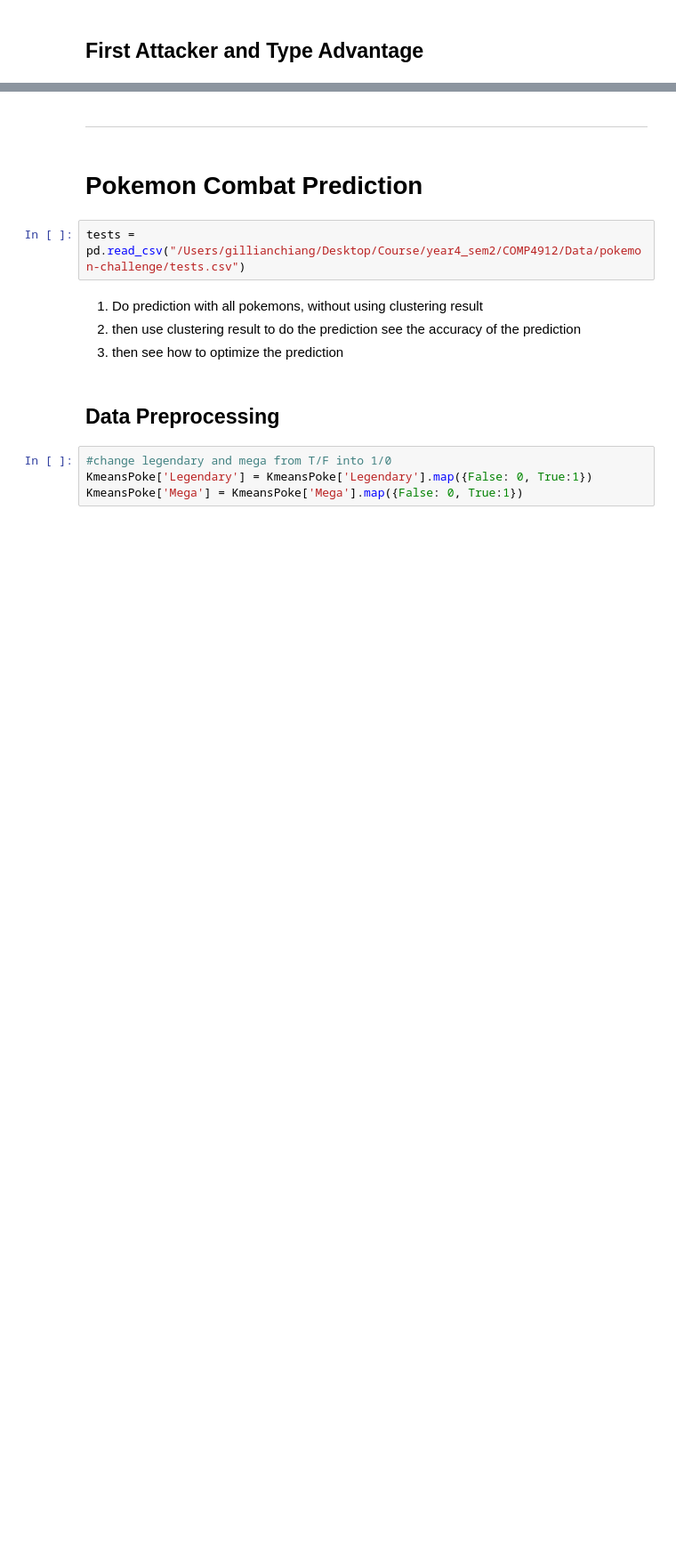
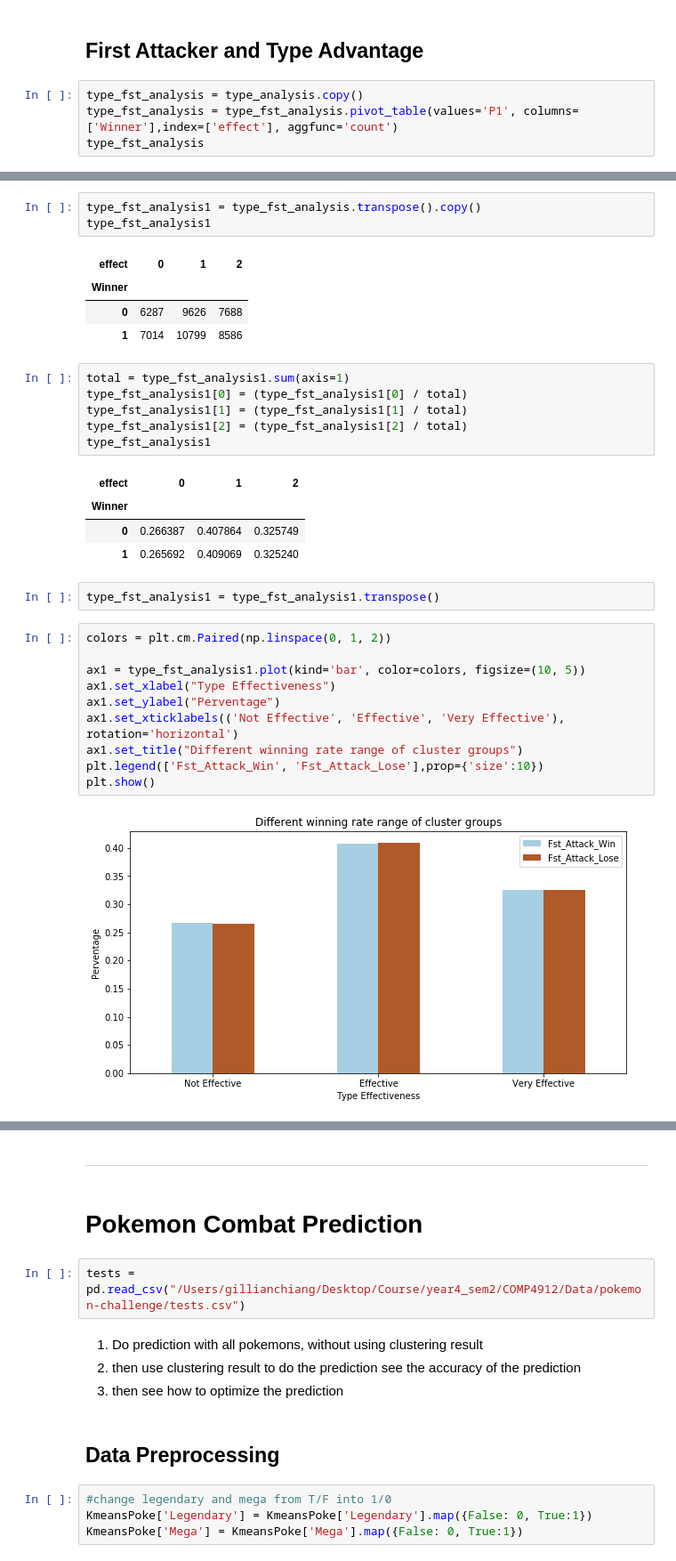
Before and after one commit to gillian850413/COMP4912, a Jupyter notebook: Notebook/Pokemon_Analysis.ipynb, the cells around one changed output, grey strips where cells are left out. Shown at 89% size. Cells and saved outputs as stored; diff of their text form; blank space fills up the shorter version.

```diff
--- a/Notebook/Pokemon_Analysis.ipynb
+++ b/Notebook/Pokemon_Analysis.ipynb
@@ -926,2 +922,6 @@ plt.show()
 # %% [markdown]
 ## First Attacker and Type Advantage
+# %%
+type_fst_analysis = type_analysis.copy()
+type_fst_analysis = type_fst_analysis.pivot_table(values='P1', columns=['Winner'],index=['effect'], aggfunc='count')
+type_fst_analysis
@@ -927,0 +934,33 @@ plt.show()
+# %%
+type_fst_analysis1 = type_fst_analysis.transpose().copy()
+type_fst_analysis1
+# %% [output]
+| effect | 0 | 1 | 2 |
+| Winner |  |  |  |
+| 0 | 6287 | 9626 | 7688 |
+| 1 | 7014 | 10799 | 8586 |
+# %%
+total = type_fst_analysis1.sum(axis=1)
+type_fst_analysis1[0] = (type_fst_analysis1[0] / total)
+type_fst_analysis1[1] = (type_fst_analysis1[1] / total)
+type_fst_analysis1[2] = (type_fst_analysis1[2] / total)
+type_fst_analysis1
+# %% [output]
+| effect | 0 | 1 | 2 |
+| Winner |  |  |  |
+| 0 | 0.266387 | 0.407864 | 0.325749 |
+| 1 | 0.265692 | 0.409069 | 0.325240 |
+# %%
+type_fst_analysis1 = type_fst_analysis1.transpose()
+# %%
+colors = plt.cm.Paired(np.linspace(0, 1, 2))
+
+ax1 = type_fst_analysis1.plot(kind='bar', color=colors, figsize=(10, 5))
+ax1.set_xlabel("Type Effectiveness")
+ax1.set_ylabel("Perventage")
+ax1.set_xticklabels(('Not Effective', 'Effective', 'Very Effective'), rotation='horizontal')
+ax1.set_title("Different winning rate range of cluster groups")
+plt.legend(['Fst_Attack_Win', 'Fst_Attack_Lose'],prop={'size':10})
+plt.show()
+# %% [output]
+[figure, added]
```
Also changed, not shown: parts of 16 cells of this notebook.
